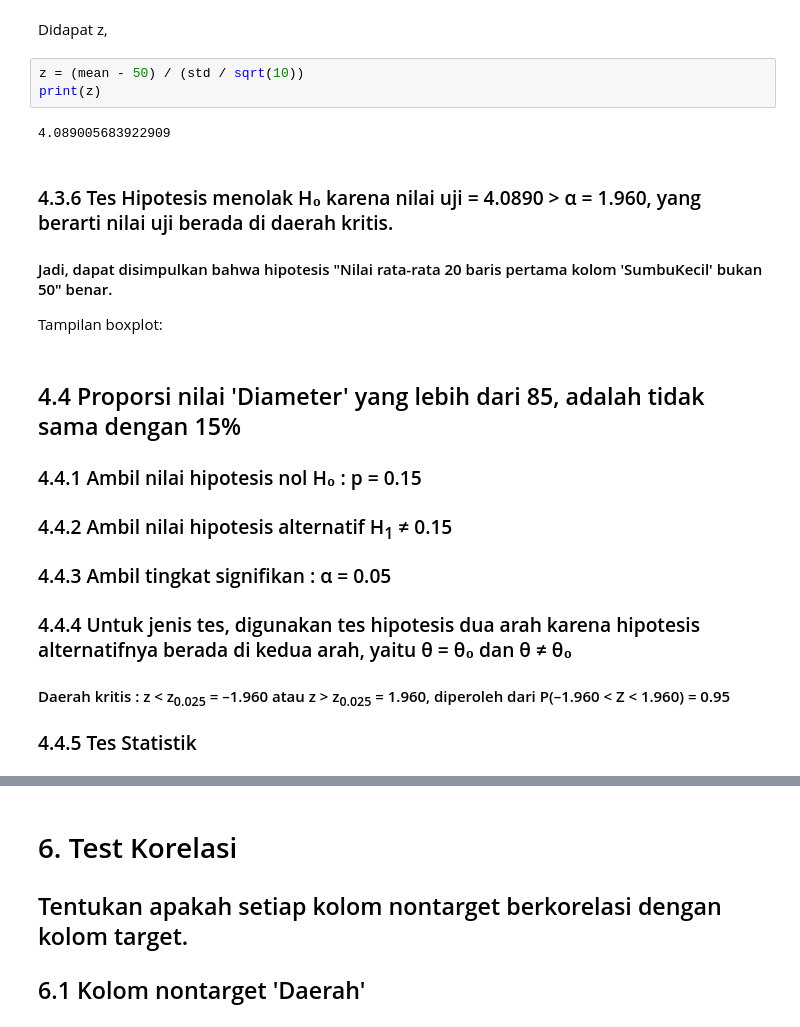
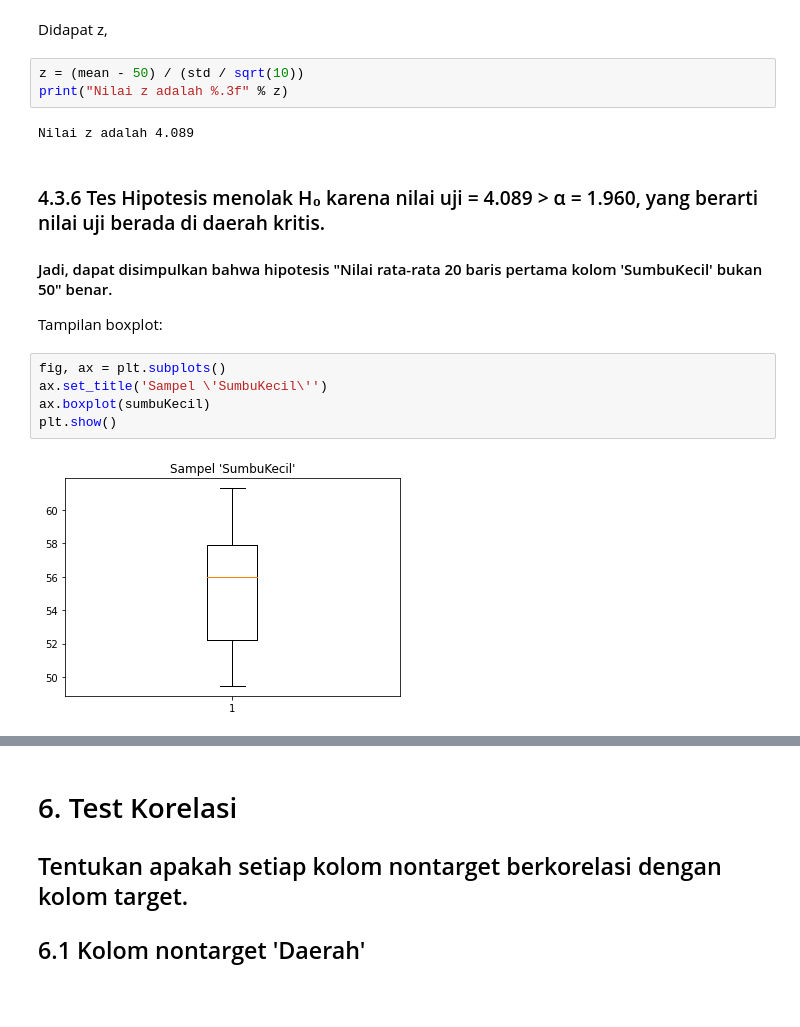
Before and after one commit to slarkdarr/Data-Analysis, a Jupyter notebook: Tugas Besar IF2220 - Probabilitas dan Statistika.ipynb, the cells around one changed output, grey strips where cells are left out. Cells and saved outputs as stored; diff of their text form; blank space fills up the shorter version.

```diff
--- a/Tugas Besar IF2220 - Probabilitas dan Statistika.ipynb
+++ b/Tugas Besar IF2220 - Probabilitas dan Statistika.ipynb
@@ -634,18 +651,17 @@ std = sumbuKecil.std() # Cari standar deviasi dari sampel tersebut
 Didapat z,
 # %%
 z = (mean - 50) / (std / sqrt(10))
-print(z)
+print("Nilai z adalah %.3f" % z)
 # %% [output]
-4.089005683922909
+Nilai z adalah 4.089
 # %% [markdown]
-### 4.3.6 Tes Hipotesis menolak H₀ karena nilai uji = 4.0890 > α = 1.960, yang berarti nilai uji berada di daerah kritis.
+### 4.3.6 Tes Hipotesis menolak H₀ karena nilai uji = 4.089 > α = 1.960, yang berarti nilai uji berada di daerah kritis.
 #### Jadi, dapat disimpulkan bahwa hipotesis "Nilai rata-rata 20 baris pertama kolom 'SumbuKecil' bukan 50" benar.
 Tampilan boxplot:
-# %% [markdown]
-## 4.4 Proporsi nilai 'Diameter' yang lebih dari 85, adalah tidak sama dengan 15%
-### 4.4.1 Ambil nilai hipotesis nol H₀ : p = 0.15
-### 4.4.2 Ambil nilai hipotesis alternatif H<sub>1</sub> ≠ 0.15
-### 4.4.3 Ambil tingkat signifikan : α = 0.05
-### 4.4.4 Untuk jenis tes, digunakan tes hipotesis dua arah karena hipotesis alternatifnya berada di kedua arah, yaitu θ = θ₀ dan θ ≠ θ₀
-#### Daerah kritis : z < z<sub>0.025</sub> = –1.960 atau z > z<sub>0.025</sub> = 1.960, diperoleh dari P(–1.960 < Z < 1.960) = 0.95
-### 4.4.5 Tes Statistik
+# %%
+fig, ax = plt.subplots()
+ax.set_title('Sampel \'SumbuKecil\'')
+ax.boxplot(sumbuKecil)
+plt.show()
+# %% [output]
+[figure, added]
```
Also changed, not shown: parts of 59 cells of this notebook.
